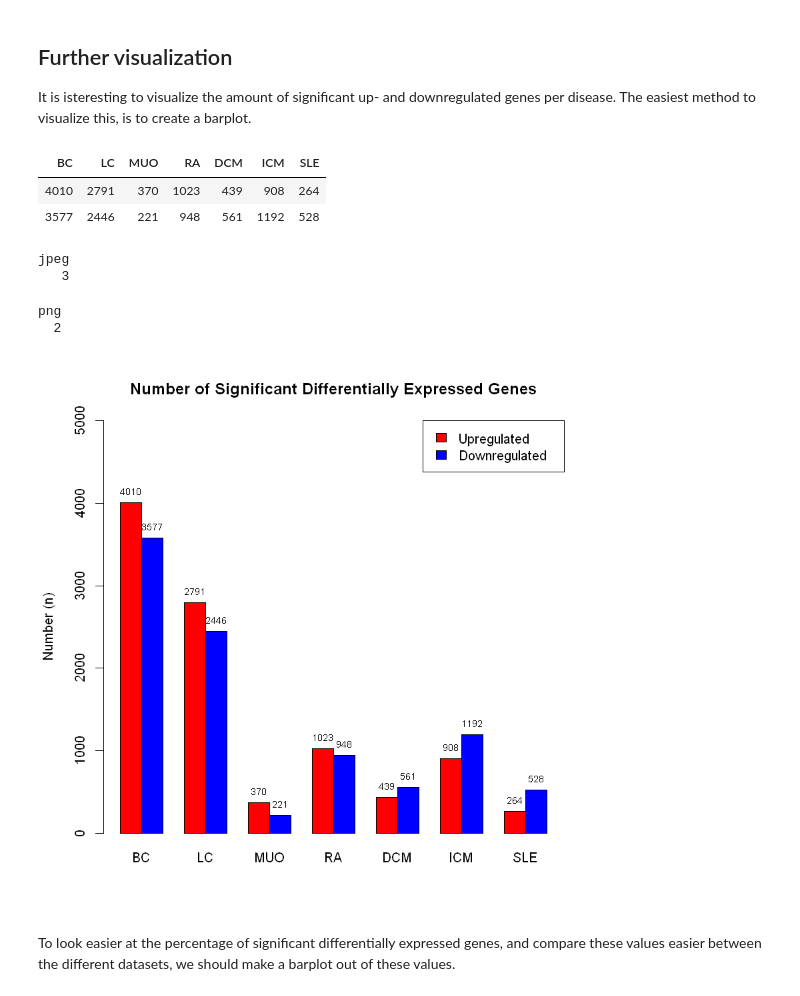
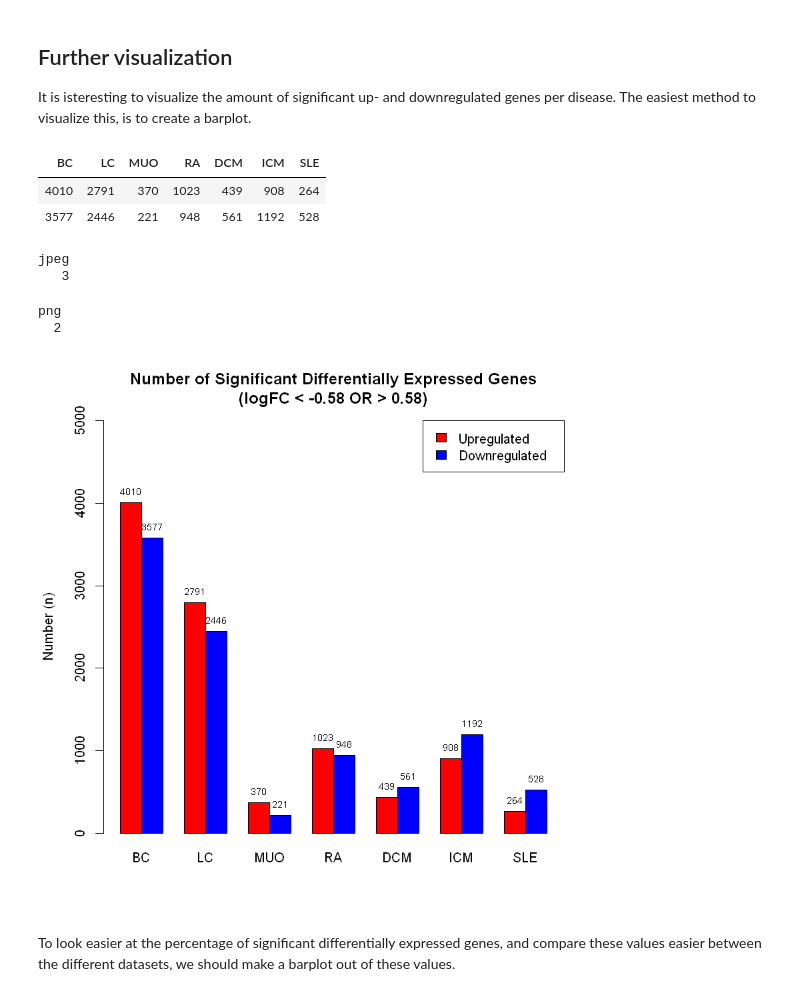
Before and after one commit to macsbio/inflammation_networks, a Jupyter notebook: Jupyter - Cleaning & merging data/Visualization gene expression data (logFC = 0.58).ipynb, the cells around one changed output. Cells and saved outputs as stored; diff of their text form; code cells hidden in the pictures.

```diff
--- a/Jupyter - Cleaning & merging data/Visualization gene expression data (logFC = 0.58).ipynb
+++ b/Jupyter - Cleaning & merging data/Visualization gene expression data (logFC = 0.58).ipynb
@@ -322,35 +312,36 @@ df1[1,5] = upDCM
 df1[2,5] = downDCM
 df1[1,6] = upICM
 df1[2,6] = downICM
 df1[1,7] = upSLE
 df1[2,7] = downSLE
 
 df1
 
 # create barplot
-bar_plot <- barplot(df1, beside = TRUE, main = "Number of Significant Differentially Expressed Genes",
+bar_plot <- barplot(df1, beside = TRUE, main = "Number of Significant Differentially Expressed Genes
+(logFC < -0.58 OR > 0.58)",
                     names.arg = c(colnames(df1)),
                     ylab = "Number (n)",
                     ylim = c(0, 5000),
                     col = c("#FF0000", "#0000FF", "#FF0000", "#0000FF", "#FF0000", "#0000FF", "#FF0000",
                             "#0000FF", "#FF0000","#0000FF", "#FF0000", "#0000FF", "#FF0000", "#0000FF"),
                     legend = c("Upregulated", "Downregulated"),
                     args.legend = list(x = "topright"))
 text(bar_plot, c(4010, 3577, 2791, 2446, 370, 221, 1023, 948, 439, 561, 908, 1192, 264, 528) ,df1 ,cex= 0.7 ,pos = 3)
 
 
 # save barplot as image
 dev.copy(jpeg, filename = file.path(getwd(),"Results", "0.58barplot_nSigGenes.jpg"));
 dev.off ();
 # %% [output]
 | BC | LC | MUO | RA | DCM | ICM | SLE |
 | 4010 | 2791 | 370 | 1023 | 439 | 908 | 264 |
 | 3577 | 2446 | 221 | 948 | 561 | 1192 | 528 |
 jpeg
    3
 png
   2
-[figure, old version]
+[figure, new version]
 # %% [markdown]
 To look easier at the percentage of significant differentially expressed genes, and compare these values easier between the different datasets, we should make a barplot out of these values.
 # %%
```
Also changed, not shown: parts of 2 cells of this notebook, 6 other files.
